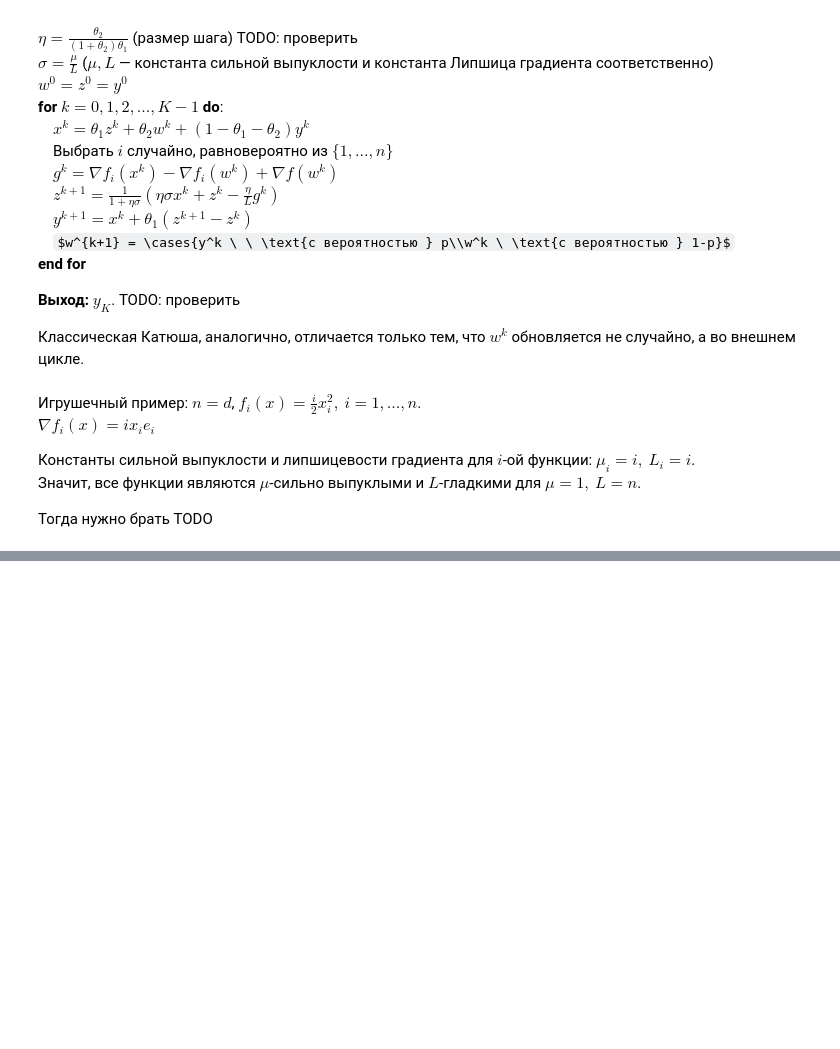
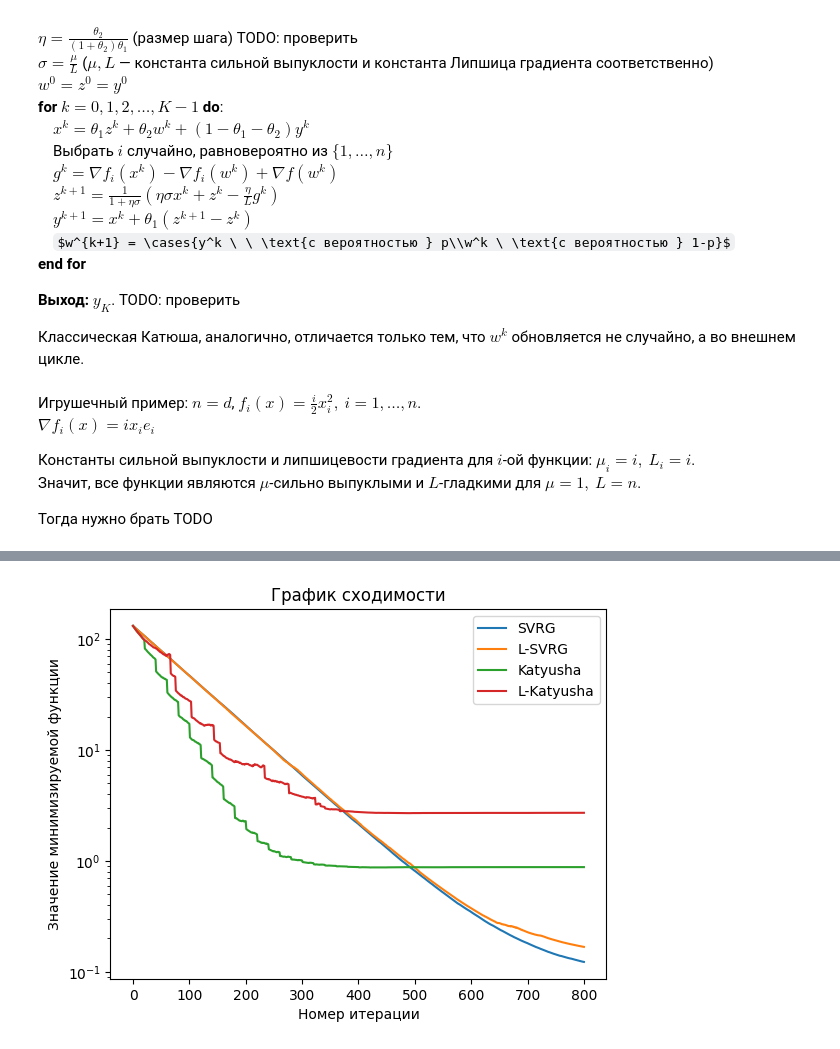
Before and after one commit to sribnyak/loopless-svrg-katyusha, a Jupyter notebook: loopless.ipynb, the cells around one changed output, grey strips where cells are left out. Drawn from its saved outputs; the diff is of its cells as text; code cells hidden in the pictures; some formulas as TeX source; blank space fills up the shorter version.

```diff
--- a/loopless.ipynb
+++ b/loopless.ipynb
@@ -205,0 +207,16 @@ plt.show()
+# %%
+def fs(n, f_i, xs):
+    return np.array([sum(f_i(i, x) for i in range(n)) / n for x in xs])
+# %%
+plt.plot(fs(n, f_toy, xs_s), label='SVRG')
+plt.plot(fs(n, f_toy, xs_ls), label='L-SVRG')
+plt.plot(fs(n, f_toy, xs_k), label='Katyusha')
+plt.plot(fs(n, f_toy, xs_lk), label='L-Katyusha')
+plt.yscale('log')
+plt.title('График сходимости')
+plt.xlabel('Номер итерации')
+plt.ylabel('Значение минимизируемой функции')
+plt.legend()
+plt.show()
+# %% [output]
+[figure, added]
```
Also changed, not shown: parts of 4 cells of this notebook.
